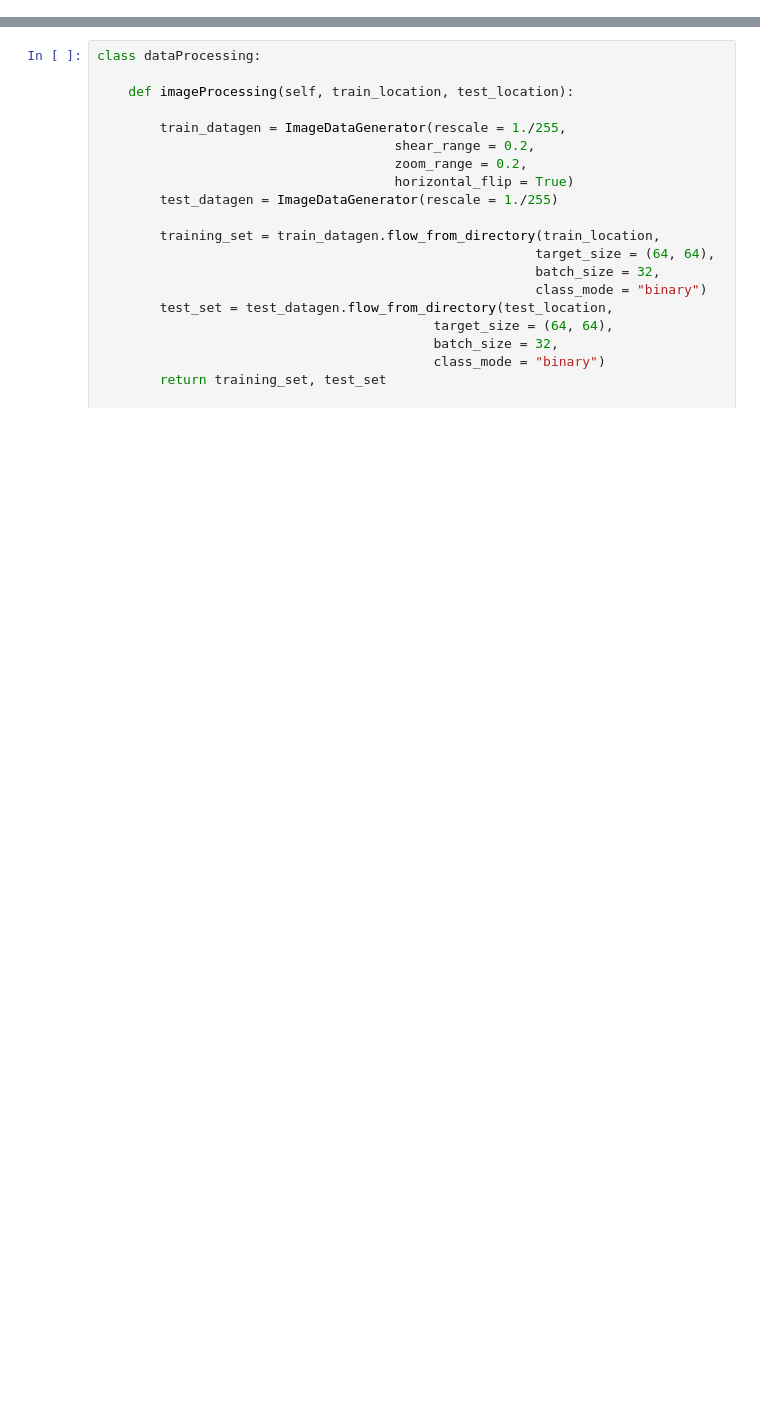
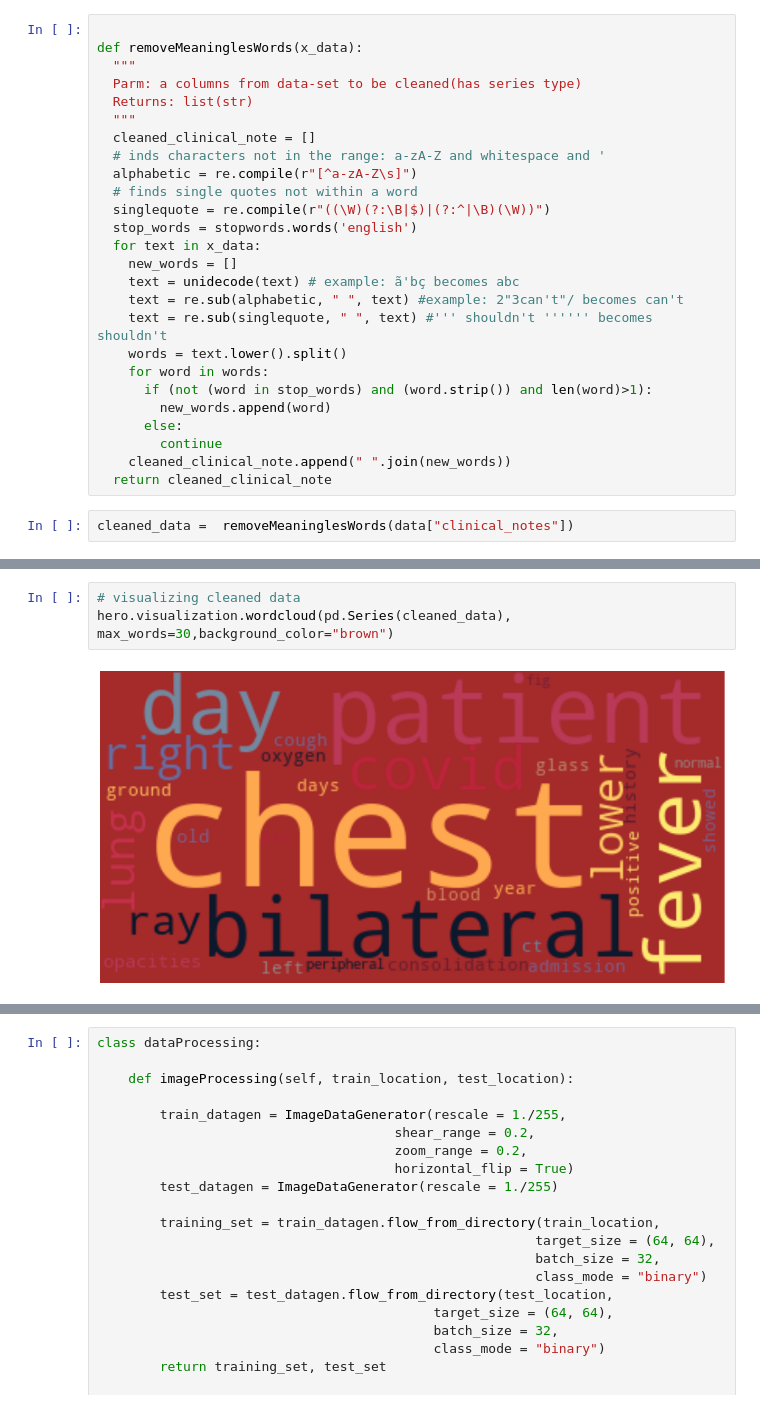
Before and after one commit to Tsegazab-Tesfay/Covid_test, a Jupyter notebook: Mini_project.ipynb, the cells around one changed output, grey strips where cells are left out. Cells and saved outputs as stored; diff of their text form; blank space fills up the shorter version.

```diff
--- a/Mini_project.ipynb
+++ b/Mini_project.ipynb
@@ -57,0 +124,28 @@ For ANN, CNN
+# %%
+
+def removeMeaninglesWords(x_data):
+  """
+  Parm: a columns from data-set to be cleaned(has series type)
+  Returns: list(str)
+  """
+  cleaned_clinical_note = []
+  # inds characters not in the range: a-zA-Z and whitespace and '
+  alphabetic = re.compile(r"[^a-zA-Z\s]")
+  # finds single quotes not within a word
+  singlequote = re.compile(r"((\W)(?:\B|$)|(?:^|\B)(\W))")
+  stop_words = stopwords.words('english')
+  for text in x_data:
+    new_words = []
+    text = unidecode(text) # example: ã'bç becomes abc
+    text = re.sub(alphabetic, " ", text) #example: 2"3can't"/ becomes can't
+    text = re.sub(singlequote, " ", text) #''' shouldn't '''''' becomes shouldn't
+    words = text.lower().split()
+    for word in words:
+      if (not (word in stop_words) and (word.strip()) and len(word)>1):
+        new_words.append(word)
+      else:
+        continue
+    cleaned_clinical_note.append(" ".join(new_words))
+  return cleaned_clinical_note
+# %%
+cleaned_data =  removeMeaninglesWords(data["clinical_notes"])
@@ -57,0 +175,5 @@ For ANN, CNN
+# %%
+# visualizing cleaned data
+hero.visualization.wordcloud(pd.Series(cleaned_data), max_words=30,background_color="brown")
+# %% [output]
+[figure, added]
```
Also changed, not shown: parts of 63 cells of this notebook.
